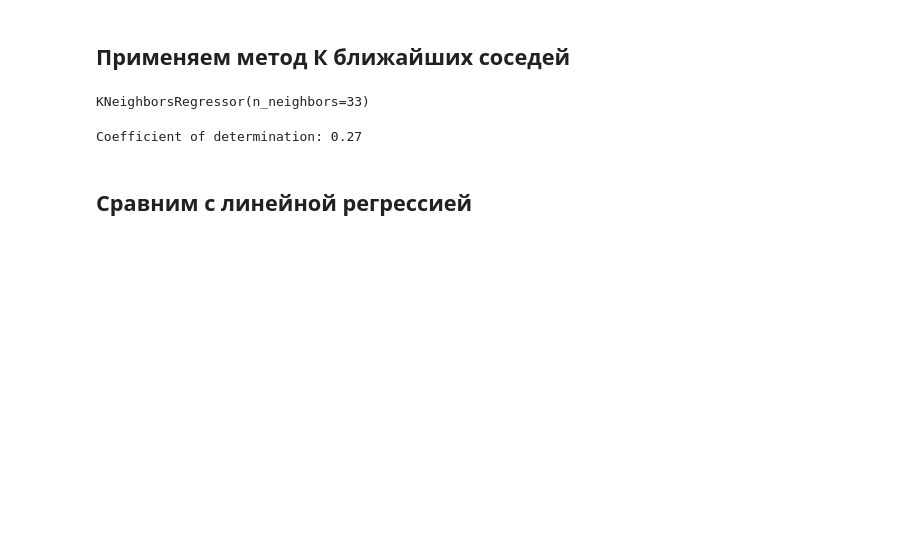
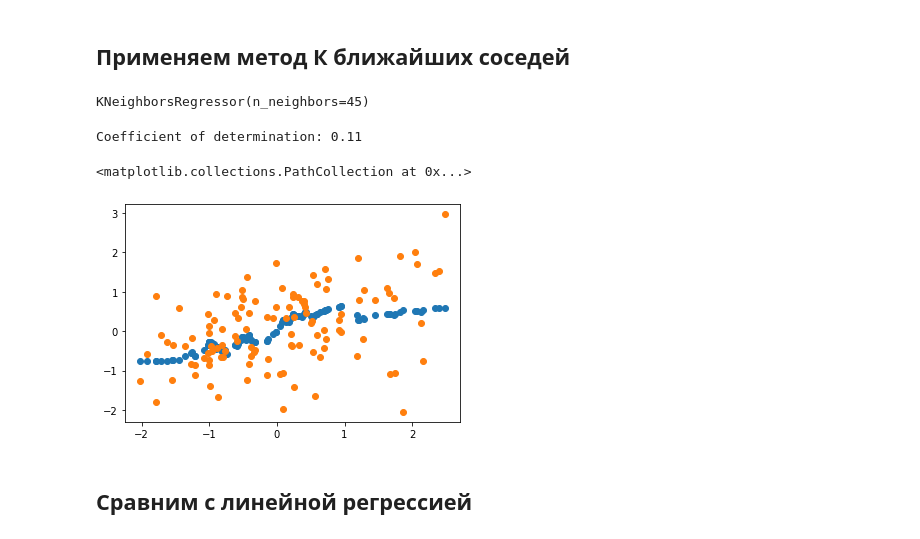
Before and after one commit to Svito-zar/OBSOLETE_Robot_Dreams_ML_Tutorial, a Jupyter notebook: In_class/lec-2-nearest-neighbour.ipynb, the cells around one changed output. Drawn from its saved outputs; the diff is of its cells as text; code cells hidden in the pictures; blank space fills up the shorter version.

```diff
--- a/In_class/lec-2-nearest-neighbour.ipynb
+++ b/In_class/lec-2-nearest-neighbour.ipynb
@@ -158,21 +158,26 @@ plt.show()
 # %%
 # Потроим "модель"
 # https://scikit-learn.org/stable/modules/generated/sklearn.neighbors.KNeighborsClassifier.html
-K = 33
+K = 45
 knn = KNeighborsRegressor(n_neighbors=K) #, weights = "distance")
 knn.fit(X_train, y_train)
 # %% [output]
-KNeighborsRegressor(n_neighbors=33)
+KNeighborsRegressor(n_neighbors=45)
 # %%
 # Применяем
 y_pred = knn.predict(X_val)
 
 # Посчитаем Коэффициент детерминации
 # https://en.wikipedia.org/wiki/Coefficient_of_determination
 print('Coefficient of determination: %.2f'
       % r2_score(y_val, y_pred))
+
+plt.scatter(X_val, y_pred)
+plt.scatter(X_val, y_val)
 # %% [output]
-Coefficient of determination: 0.27
+Coefficient of determination: 0.11
+<matplotlib.collections.PathCollection at 0x...>
+[figure, added]
 # %%
 # побробуем разные значения К
 # %% [markdown]
```
Also changed, not shown: parts of 12 cells of this notebook.
